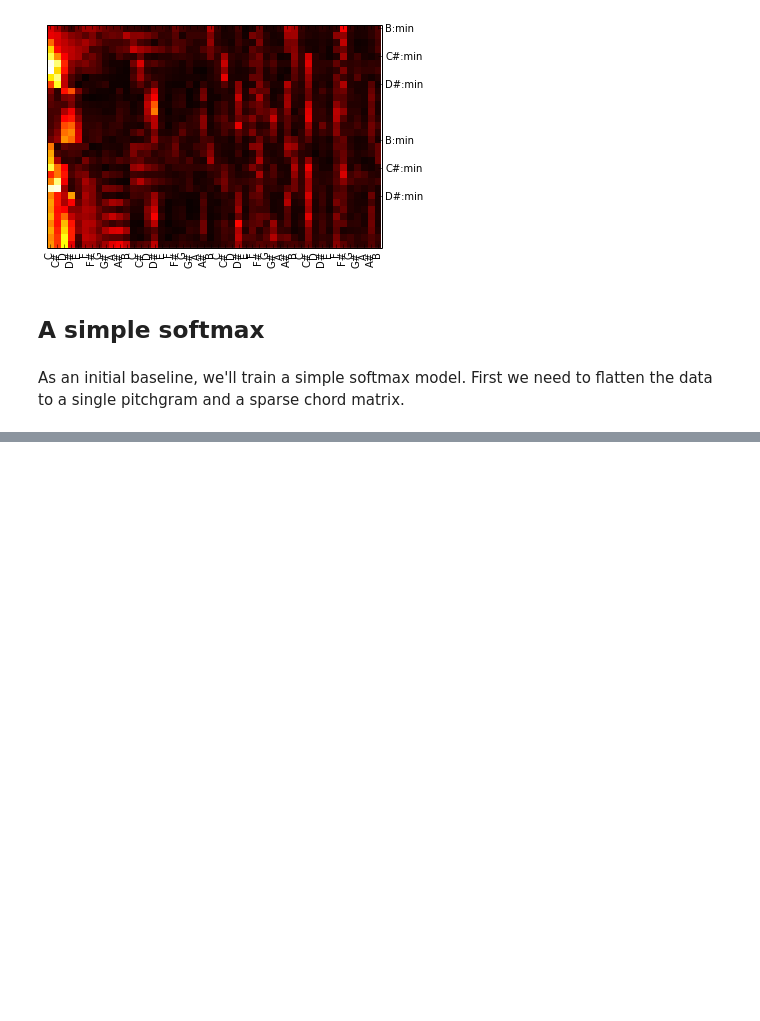
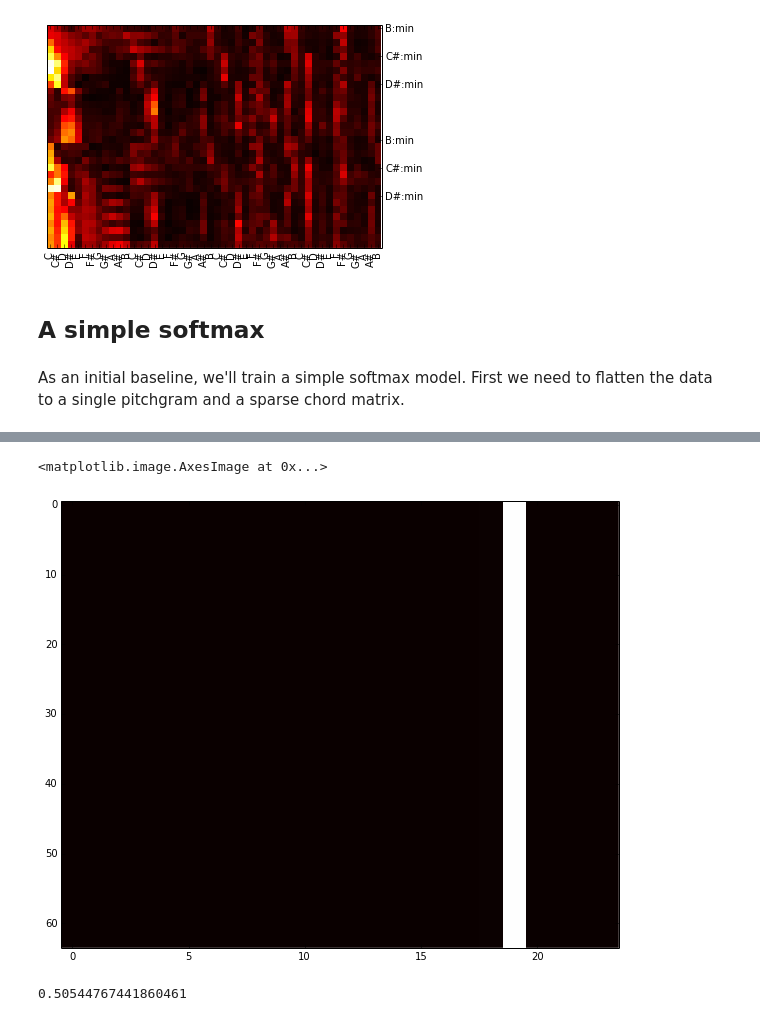
Before and after one commit to andreasjansson/chordrec, a Jupyter notebook: notebooks/convnet.ipynb, the cells around one changed output, grey strips where cells are left out. Cells and saved outputs as stored; diff of their text form; code cells hidden in the pictures; blank space fills up the shorter version.

```diff
--- a/notebooks/convnet.ipynb
+++ b/notebooks/convnet.ipynb
@@ -436,0 +390,11 @@ Inputs strides: [(5888, 1), (8,)]
+# %%
+imshow(actual[4])
+# %% [output]
+<matplotlib.image.AxesImage at 0x...>
+[figure, added]
+# %%
+predictions = [x for i in range(model_test_batches) for x in model_predict(i)]
+truth = model_test_output.get_value(borrow=True)[:len(predictions)]
+sum([x == y for (x, y) in zip(predictions, truth)]) / float(len(predictions))
+# %% [output]
+0.50544767441860461
```
Also changed, not shown: parts of 38 cells of this notebook.
